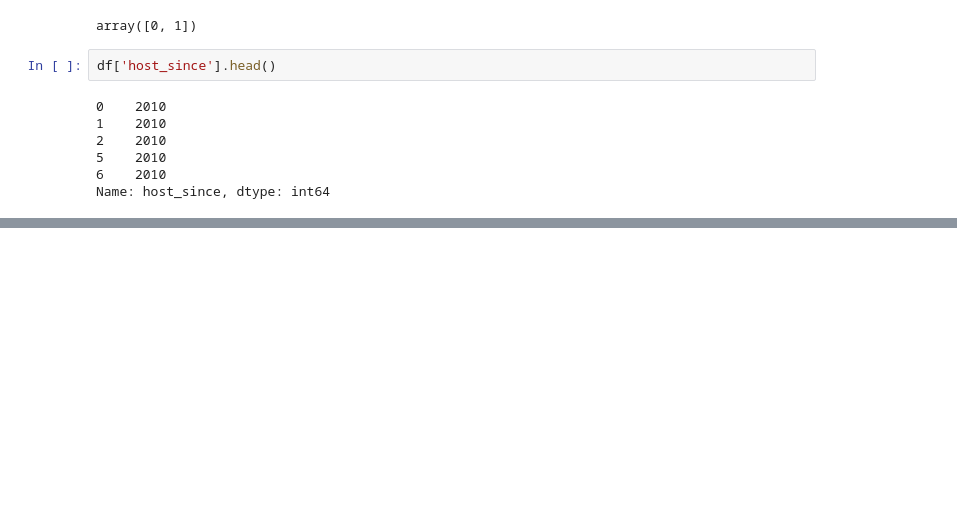
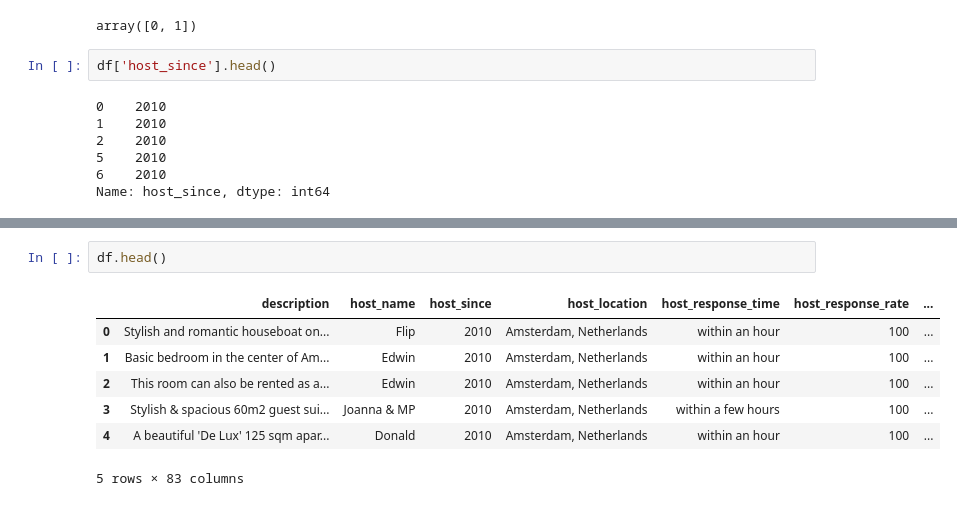
Before and after one commit to aakashaldankar/Albany-Airbnb-Price-Prediction, a Jupyter notebook: albany_pricing.ipynb, the cells around one changed output, grey strips where cells are left out. Drawn from its saved outputs; the diff is of its cells as text; blank space fills up the shorter version.

```diff
--- a/albany_pricing.ipynb
+++ b/albany_pricing.ipynb
@@ -1021,0 +1120,10 @@ memory usage: 2.6+ MB
+# %%
+df.head()
+# %% [output]
+|  | description | host_name | host_since | host_location | host_response_time | host_response_rate | ... |
+| 0 | Stylish and romantic houseboat on... | Flip | 2010 | Amsterdam, Netherlands | within an hour | 100 | ... |
+| 1 | Basic bedroom in the center of Am... | Edwin | 2010 | Amsterdam, Netherlands | within an hour | 100 | ... |
+| 2 | This room can also be rented as a... | Edwin | 2010 | Amsterdam, Netherlands | within an hour | 100 | ... |
+| 3 | Stylish & spacious 60m2 guest sui... | Joanna & MP | 2010 | Amsterdam, Netherlands | within a few hours | 100 | ... |
+| 4 | A beautiful 'De Lux' 125 sqm apar... | Donald | 2010 | Amsterdam, Netherlands | within an hour | 100 | ... |
+5 rows × 83 columns
```
Also changed, not shown: parts of 49 cells of this notebook.
